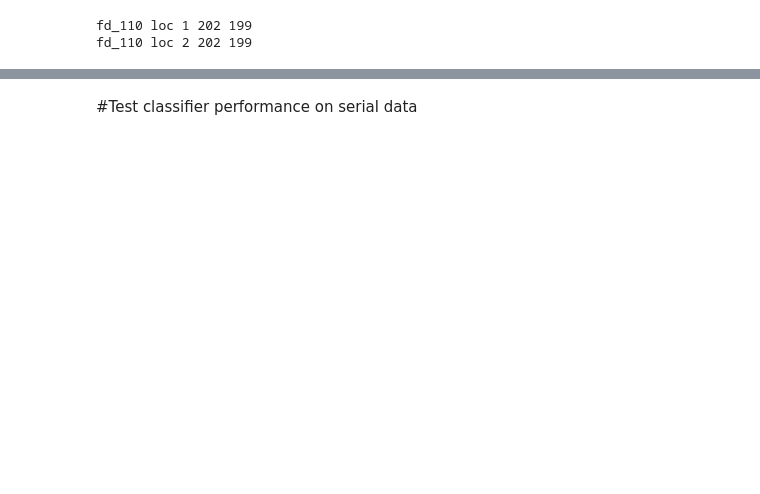
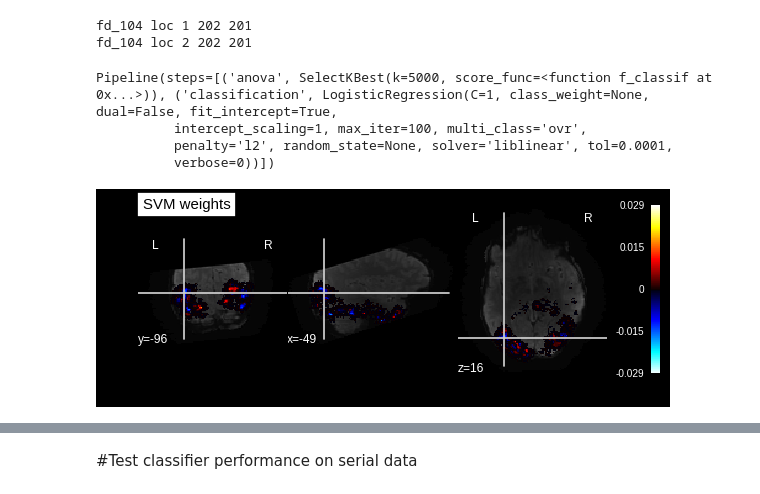
Before and after one commit to iancballard/fd_fmri, a Jupyter notebook: decode_visual_categories.ipynb, the cells around one changed output, grey strips where cells are left out. Drawn from its saved outputs; the diff is of its cells as text; code cells hidden in the pictures; blank space fills up the shorter version.

```diff
--- a/decode_visual_categories.ipynb
+++ b/decode_visual_categories.ipynb
@@ -228,12 +219,58 @@ def get_event_times(sub,exp):
 
     return timing
 # %%
-def extract_data(in_tuple):
-    sub,exp,roi = in_tuple
+in_tuple = in_tuples[0]
+sub,exp,roi = in_tuple
 
-    timing = get_event_times(sub,exp)
-    mask_img, X, y, runs = load_data_roi(sub,exp,roi,timing)
-    y = np.array(map(lambda x: cond_map[x], y))
-
-    return mask_img, X, y, runs
+timing = get_event_times(sub,exp)
+X, y, runs, nifti_masker = load_data_roi(sub,exp,roi,timing)
+y = np.array(map(lambda x: cond_map[x], y))
+# %% [output]
+fd_104 loc 1 202 201
+fd_104 loc 2 202 201
+# %%
+
+y_new = np.array([x for x in y if x in [0,2]])
+X_new = np.array([x for n,x in enumerate(X) if y[n] in [0,2]])
+run_new = np.array([x for n,x in enumerate(runs) if y[n] in [0,2]])
+
+classifier = LogisticRegression(C=1)
+# classifier = SVC(kernel = 'linear', C=1, class_weight='auto')
+selector = SelectKBest(f_classif, k = 5000)
+clf = Pipeline([('anova',selector),('classification',classifier)])
+cv = LeaveOneLabelOut(run_new)
+#     res = cross_val_score(clf, X_new, y_new, cv=10, scoring = 'accuracy')
+
+#save model
+#fit model
+clf.fit(X_new,y_new)
+# %% [output]
+Pipeline(steps=[('anova', SelectKBest(k=5000, score_func=<function f_classif at 0x...>)), ('classification', LogisticRegression(C=1, class_weight=None, dual=False, fit_intercept=True,
+          intercept_scaling=1, max_iter=100, multi_class='ovr',
+          penalty='l2', random_state=None, solver='liblinear', tol=0.0001,
+          verbose=0))])
+# %%
+# Look at the SVC's discriminating weights
+coef = classifier.coef_
+# reverse feature selection
+coef = selector.inverse_transform(coef)
+# reverse masking
+weight_img = nifti_masker.inverse_transform(coef)
+
+
+# Create the figure
+from nilearn import image
+from nilearn.plotting import plot_stat_map
+
+# Plot the mean image because we have no anatomic data
+# mean_img = home_dir + 'analysis/' + 'ser_8mm' + '/' + sub + '/reg/epi/unsmoothed/run_' + \
+#             str(1) + '/mean_func_xfm.nii.gz'
+mean_img = home_dir + 'analysis/' + 'loc' + '/' + sub + '/reg/epi/unsmoothed/run_' + \
+            str(1) + '/mean_func_xfm.nii.gz'
+plot_stat_map(weight_img, mean_img, title='SVM weights')
+
+# Saving the results as a Nifti file may also be important
+weight_img.to_filename('haxby_face_vs_house.nii')
+# %% [output]
+[figure, added]
 # %%
@@ -285,5 +315,0 @@ def run_roi_mvpa_all_localizer(in_tuple):
-# %%
-mask_img, X, y, runs = extract_data(in_tuples[5])
-# %% [output]
-fd_110 loc 1 202 199
-fd_110 loc 2 202 199
```
Also changed, not shown: parts of 34 cells of this notebook.
